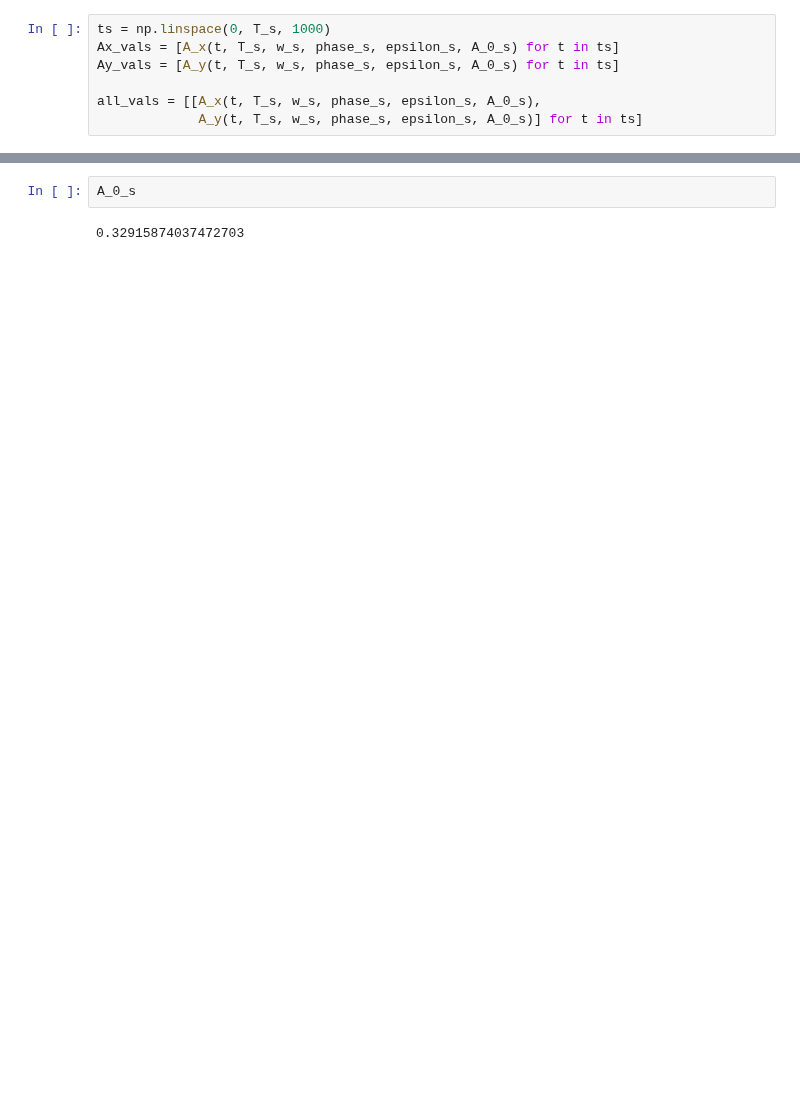
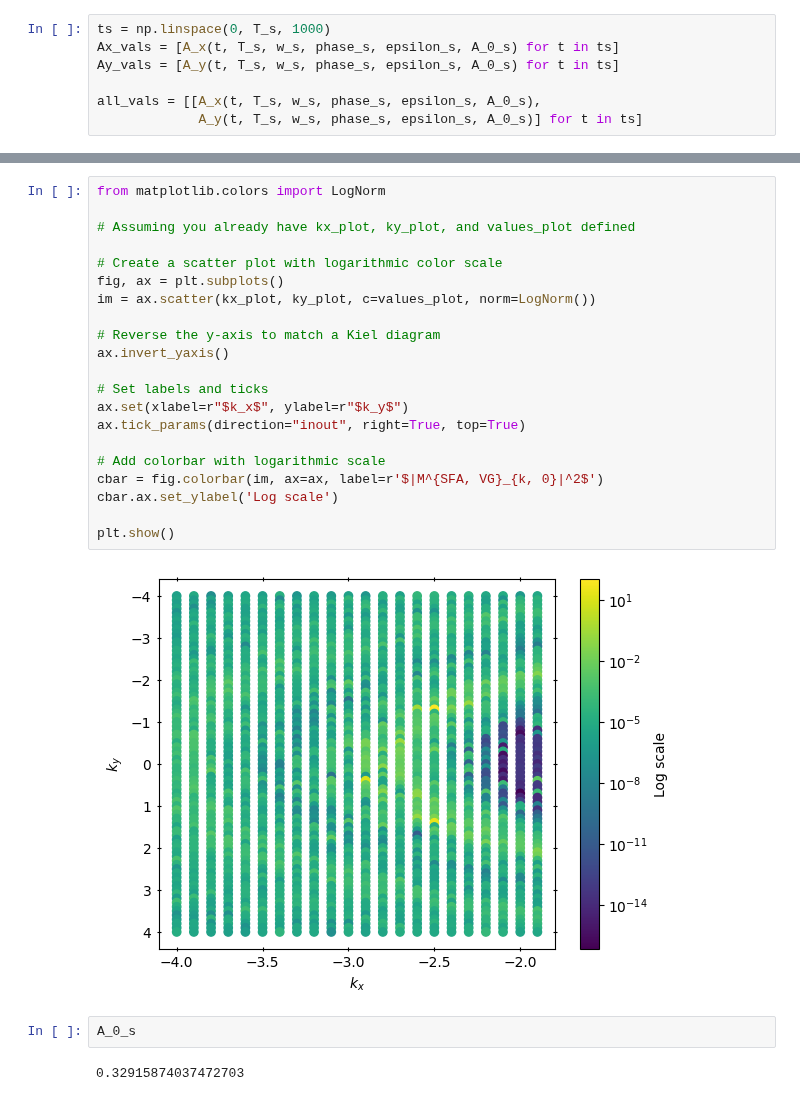
Before and after one commit to sewerininc/poetry_envs, a Jupyter notebook: ultrafast_science/Sidste Aflevering.ipynb, the cells around one changed output, grey strips where cells are left out. Saved outputs shown, nothing was run; the diff lists cells and outputs as text; blank space fills up the shorter version.

```diff
--- a/ultrafast_science/Sidste Aflevering.ipynb
+++ b/ultrafast_science/Sidste Aflevering.ipynb
@@ -292,3 +231,26 @@ fig.colorbar(im, ax=ax, label=r'$|M^{SFA, VG}_{k, 0}|^2$')
+# %%
+from matplotlib.colors import LogNorm
+
+# Assuming you already have kx_plot, ky_plot, and values_plot defined
+
+# Create a scatter plot with logarithmic color scale
+fig, ax = plt.subplots()
+im = ax.scatter(kx_plot, ky_plot, c=values_plot, norm=LogNorm())
+
+# Reverse the y-axis to match a Kiel diagram
+ax.invert_yaxis()
+
+# Set labels and ticks
+ax.set(xlabel=r"$k_x$", ylabel=r"$k_y$")
+ax.tick_params(direction="inout", right=True, top=True)
+
+# Add colorbar with logarithmic scale
+cbar = fig.colorbar(im, ax=ax, label=r'$|M^{SFA, VG}_{k, 0}|^2$')
+cbar.ax.set_ylabel('Log scale')
+
+plt.show()
+# %% [output]
+[figure, added]
 # %%
 A_0_s
 # %% [output]
```
Also changed, not shown: parts of 40 cells of this notebook.
